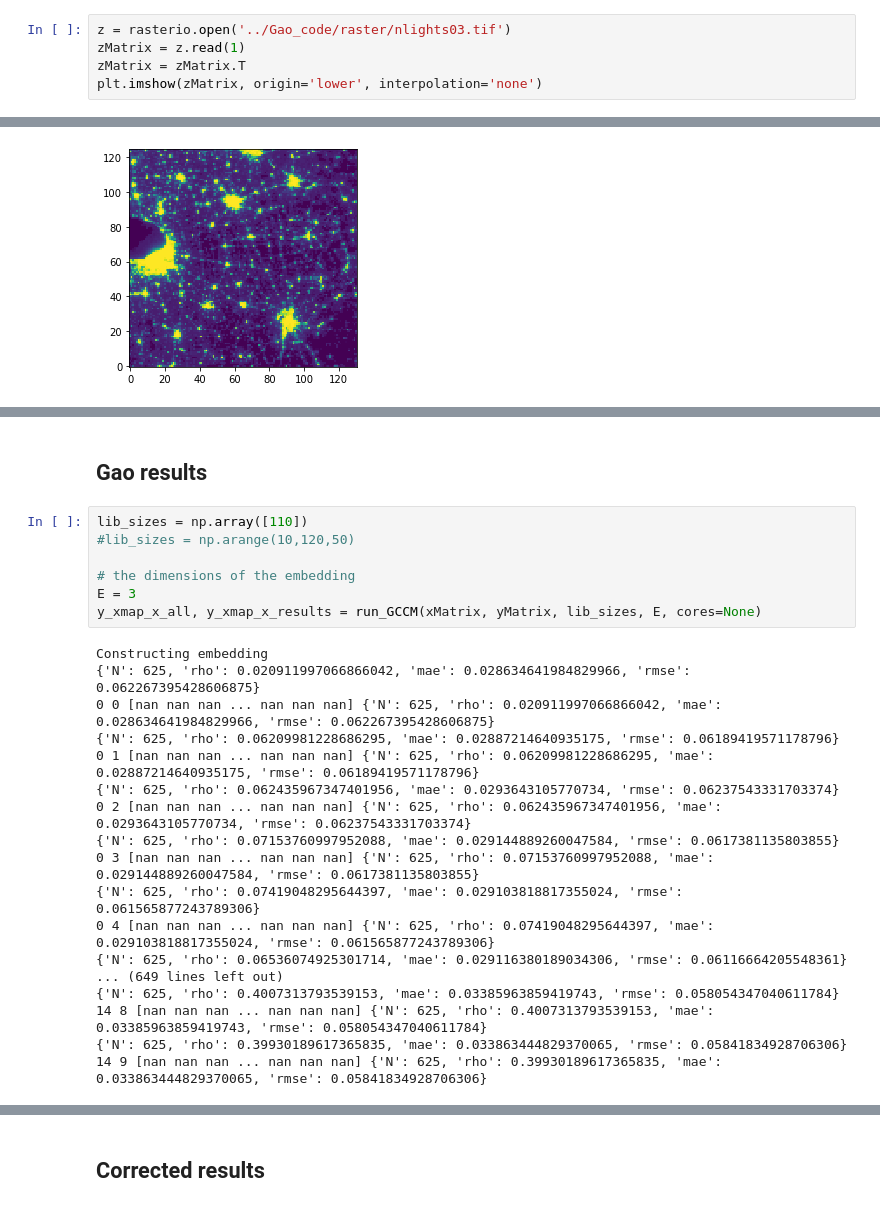
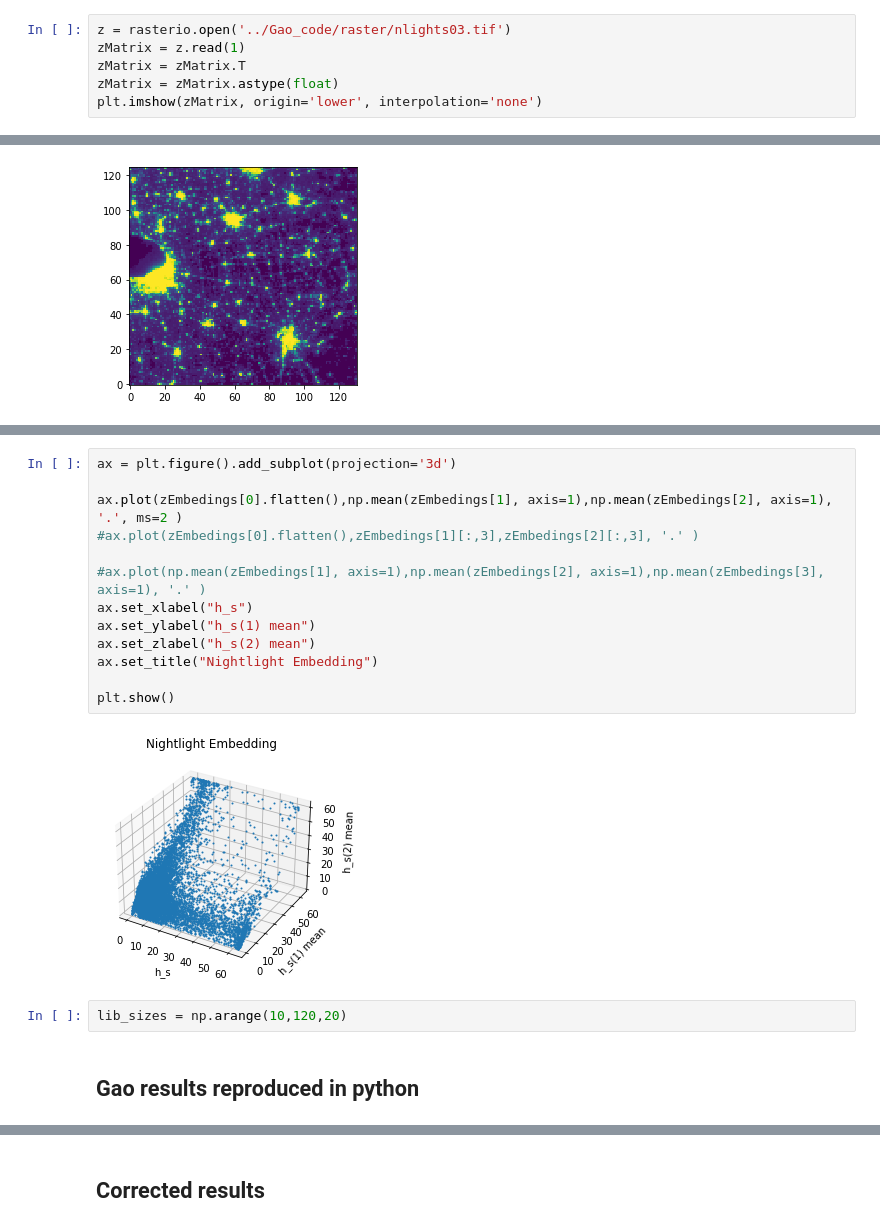
Before and after one commit to KatharinaBracher/GCCM, a Jupyter notebook: code/HeavyMetal.ipynb, the cells around one changed output, grey strips where cells are left out. Cells and saved outputs as stored; diff of their text form.

Commit message:
tidy files and results

```diff
--- a/code/HeavyMetal.ipynb
+++ b/code/HeavyMetal.ipynb
@@ -38,6 +50,7 @@ plt.imshow(xMatrix, origin='lower', interpolation='none')
 z = rasterio.open('../Gao_code/raster/nlights03.tif')
 zMatrix = z.read(1)
 zMatrix = zMatrix.T
+zMatrix = zMatrix.astype(float)
 plt.imshow(zMatrix, origin='lower', interpolation='none')
 # %% [output]
 <matplotlib.image.AxesImage at 0x...>
@@ -45,28 +93,20 @@ plt.imshow(zMatrix, origin='lower', interpolation='none')
+# %%
+ax = plt.figure().add_subplot(projection='3d')
+
+ax.plot(zEmbedings[0].flatten(),np.mean(zEmbedings[1], axis=1),np.mean(zEmbedings[2], axis=1), '.', ms=2 )
+#ax.plot(zEmbedings[0].flatten(),zEmbedings[1][:,3],zEmbedings[2][:,3], '.' )
+
+#ax.plot(np.mean(zEmbedings[1], axis=1),np.mean(zEmbedings[2], axis=1),np.mean(zEmbedings[3], axis=1), '.' )
+ax.set_xlabel("h_s")
+ax.set_ylabel("h_s(1) mean")
+ax.set_zlabel("h_s(2) mean")
+ax.set_title("Nightlight Embedding")
+
+plt.show()
+# %% [output]
+[figure, added]
+# %%
+lib_sizes = np.arange(10,120,20)
 # %% [markdown]
-## Gao results
+## Gao results reproduced in python
-# %%
-lib_sizes = np.array([110])
-#lib_sizes = np.arange(10,120,50)
-
-# the dimensions of the embedding
-E = 3
-y_xmap_x_all, y_xmap_x_results = run_GCCM(xMatrix, yMatrix, lib_sizes, E, cores=None)
-# %% [output]
-Constructing embedding
-{'N': 625, 'rho': 0.020911997066866042, 'mae': 0.028634641984829966, 'rmse': 0.062267395428606875}
-0 0 [nan nan nan ... nan nan nan] {'N': 625, 'rho': 0.020911997066866042, 'mae': 0.028634641984829966, 'rmse': 0.062267395428606875}
-{'N': 625, 'rho': 0.06209981228686295, 'mae': 0.02887214640935175, 'rmse': 0.06189419571178796}
-0 1 [nan nan nan ... nan nan nan] {'N': 625, 'rho': 0.06209981228686295, 'mae': 0.02887214640935175, 'rmse': 0.06189419571178796}
-{'N': 625, 'rho': 0.062435967347401956, 'mae': 0.0293643105770734, 'rmse': 0.06237543331703374}
-0 2 [nan nan nan ... nan nan nan] {'N': 625, 'rho': 0.062435967347401956, 'mae': 0.0293643105770734, 'rmse': 0.06237543331703374}
-{'N': 625, 'rho': 0.07153760997952088, 'mae': 0.029144889260047584, 'rmse': 0.0617381135803855}
-0 3 [nan nan nan ... nan nan nan] {'N': 625, 'rho': 0.07153760997952088, 'mae': 0.029144889260047584, 'rmse': 0.0617381135803855}
-{'N': 625, 'rho': 0.07419048295644397, 'mae': 0.029103818817355024, 'rmse': 0.061565877243789306}
-0 4 [nan nan nan ... nan nan nan] {'N': 625, 'rho': 0.07419048295644397, 'mae': 0.029103818817355024, 'rmse': 0.061565877243789306}
-{'N': 625, 'rho': 0.06536074925301714, 'mae': 0.029116380189034306, 'rmse': 0.06116664205548361}
-... (649 lines left out)
-{'N': 625, 'rho': 0.4007313793539153, 'mae': 0.03385963859419743, 'rmse': 0.058054347040611784}
-14 8 [nan nan nan ... nan nan nan] {'N': 625, 'rho': 0.4007313793539153, 'mae': 0.03385963859419743, 'rmse': 0.058054347040611784}
-{'N': 625, 'rho': 0.39930189617365835, 'mae': 0.033863444829370065, 'rmse': 0.05841834928706306}
-14 9 [nan nan nan ... nan nan nan] {'N': 625, 'rho': 0.39930189617365835, 'mae': 0.033863444829370065, 'rmse': 0.05841834928706306}
 # %%
```
Also changed, not shown: parts of 12 cells of this notebook, 26 other files.
